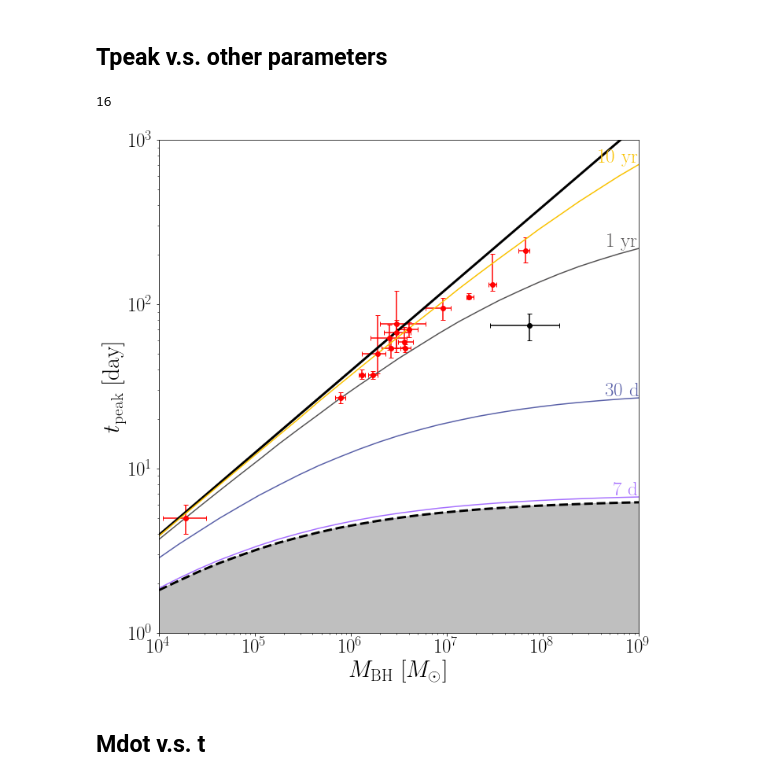
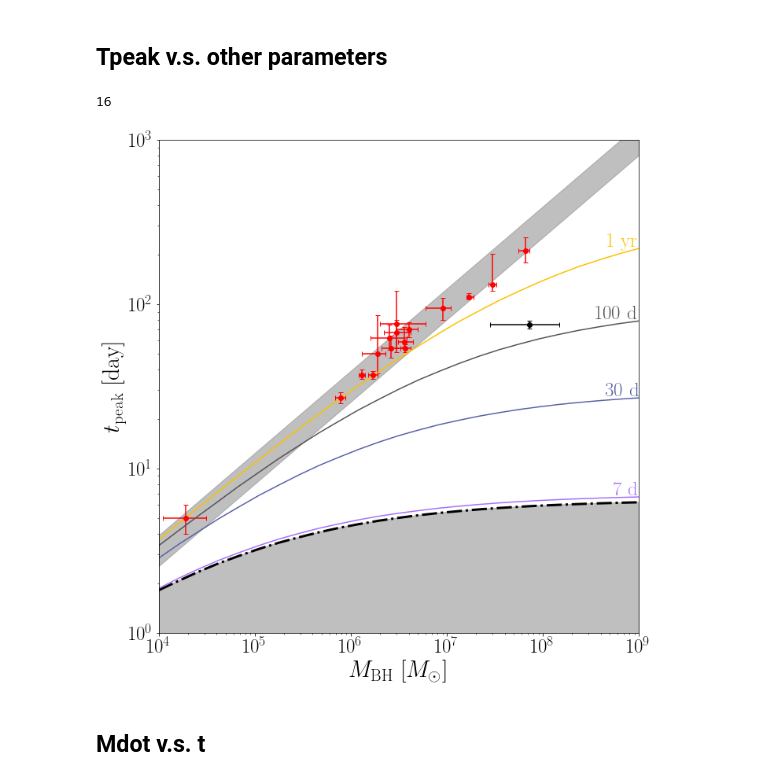
Before and after one commit to slowdivePTG/ASASSN-14ko, a Jupyter notebook: Visualization/Phase Space.ipynb, the cells around one changed output. Cells and saved outputs as stored; diff of their text form; code cells hidden in the pictures.

Commit message:
New tpeak for ASASSN14ko

```diff
--- a/Visualization/Phase Space.ipynb
+++ b/Visualization/Phase Space.ipynb
@@ -23,13 +23,17 @@ ASMh_fit = 10**7.81
 ASMheup_fit = 10**(7.81 + 0.17) - ASMh
 ASMhelo_fit = ASMh - 10**(7.81 - 0.29)
 
-AStp = 74
-AStpeup = 14
-AStpelo = 14
+AStp = 75.3
+AStpeup = 4.0
+AStpelo = 4.0
 
-AStp2 = 44
-AStpeup2 = 3
-AStpelo2 = 3
+AStp2 = 65.6
+AStpeup2 = 7.7
+AStpelo2 = 7.7
+
+AStp3 = 36.4
+AStpeup3 = 6.2
+AStpelo3 = 6.2
 
 M_tpeak = Table.read('M_tpeak.csv', comment='#')
 print(len(M_tpeak))
@@ -55,51 +59,57 @@ plt.errorbar(ASMh,
              color='k')
 
 q_range = np.logspace(4, 9, 25)
-tde0 = [TDE(q=q, file='1.000.dat') for q in q_range]
-plt.loglog(q_range, [tde.Tpeak for tde in tde0], color='k', linewidth=3)
+F = os.listdir('../../STARS_library/retrieval/m1.0_t0.445/')
+tde1 = [TDE(q=q, file='1.000.dat') for q in q_range]
+tde4 = [TDE(q=q, file='4.000.dat', beta=4) for q in q_range]
+plt.fill_between(q_range,
+                 y1=[tde.Tpeak for tde in tde1],
+                 y2=[tde.Tpeak for tde in tde4],
+                 color='grey',
+                 alpha=0.5)
 tde_cri = [TDE(q=q, Ecc=e_cri_5, file='1.000.dat') for q in q_range]
 plt.loglog(q_range, [tde.Tpeak for tde in tde_cri],
            color='k',
-           linestyle='--',
+           linestyle='-.',
            linewidth=3)
 plt.fill_between(q_range, [tde.Tpeak for tde in tde_cri],
                  color='grey',
                  alpha=0.5)
 
-P_range = np.array([7, 30, 365.25, 3652.5]) * u.day
+P_range = np.array([7, 30, 100, 365.25]) * u.day
 Ecc = P2Ecc(P_range)
 
 cmap = cm.get_cmap('Haze', 4)
 
-S = [None, None, '$1\ \mathrm{yr}$', '$10\ \mathrm{yr}$']
+S = [None, None, None, '$1\ \mathrm{yr}$']
 
 for level, ecc in enumerate(Ecc):
     tde_temp = [TDE(q=q, Ecc=ecc, file='1.000.dat') for q in q_range]
     plt.loglog(q_range, [tde.Tpeak for tde in tde_temp], color=cmap(level))
     if S[level] == None:
         s = '${:.0f}$'.format(P_range[level].v) + '$\ \mathrm{d}$'
     else:
         s = S[level]
     plt.text(x=q_range[-1],
              y=tde_temp[-1].Tpeak * 1.03,
              s=s,
              fontsize=25,
              ha='right',
              color=cmap(level))
     '''Tpeak_ratio_analyt_temp = ((1 - ecc) * q_range**(1 / 3) / 2 + 1)**(-3 / 2)
     plt.loglog(q_range, [tde.Tpeak for tde in tde0] * Tpeak_ratio_analyt_temp,
                color=cmap(level),
                linestyle=':')'''
 plt.xlim(1e4, 1e9)
 plt.ylim(1e0, 1e3)
 plt.ylabel('$t_\mathrm{peak}\ \mathrm{[day]}$', fontsize=30)
 plt.xlabel('$M_\mathrm{BH}\ [M_\odot]$', fontsize=30)
 plt.gca().tick_params(labelsize=25)
 plt.tight_layout()
 plt.savefig('Tp_q.pdf', bbox_inches='tight')
 # %% [output]
 16
-[figure, old version]
+[figure, new version]
 # %% [markdown]
 ## Mdot v.s. t
 # %%
```
Also changed, not shown: parts of 2 cells of this notebook.
